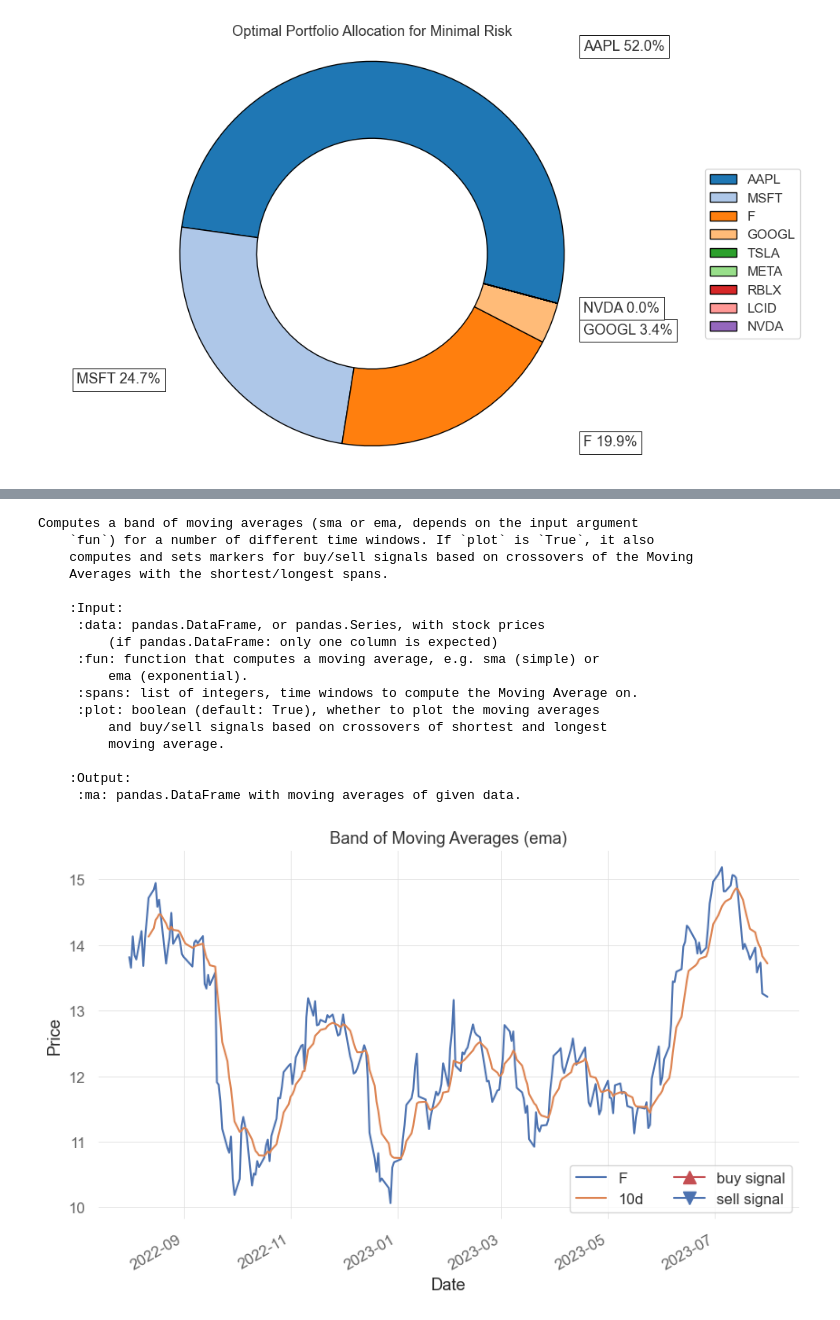
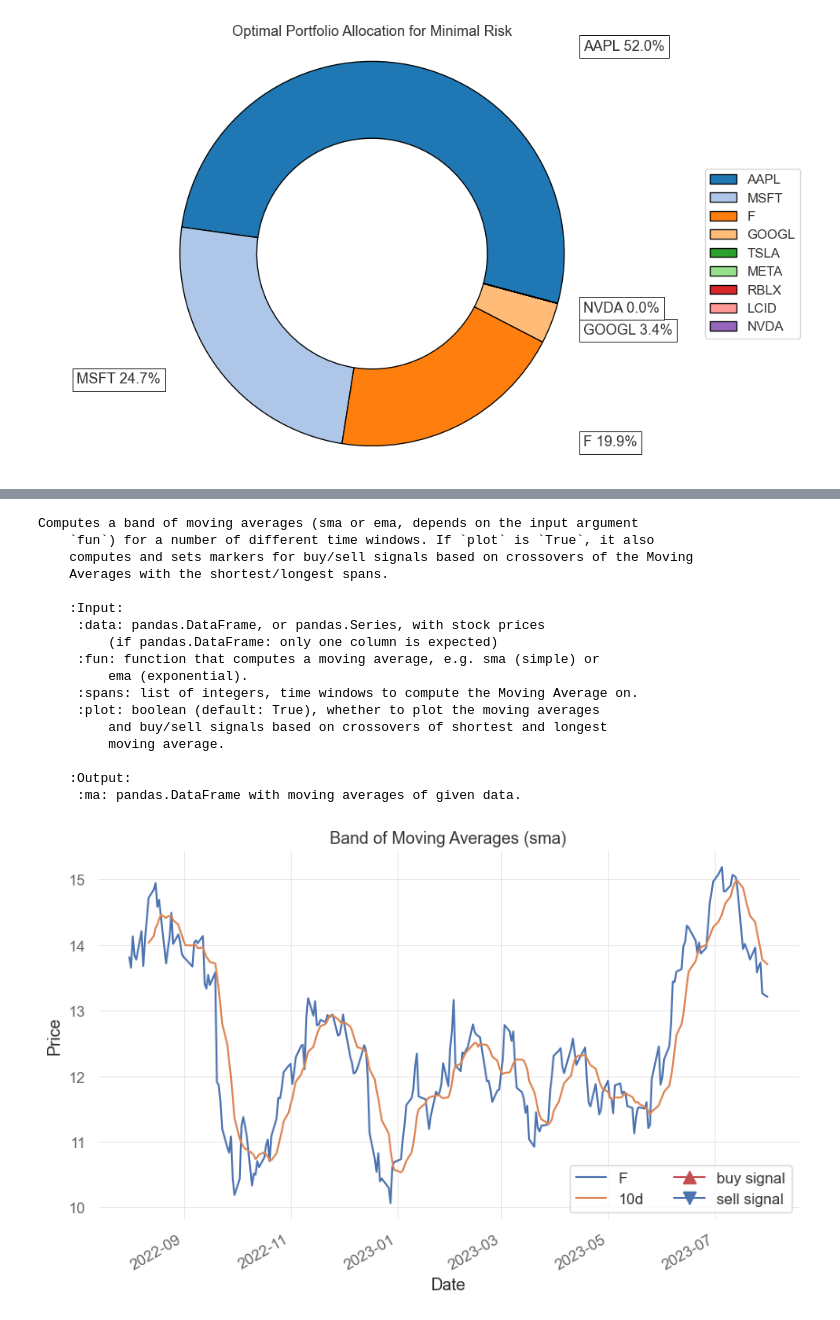
Before and after one commit to fintech-lex/innovest, a Jupyter notebook: InnoVest_Final_Demo.ipynb, the cells around one changed output, grey strips where cells are left out. Cells and saved outputs as stored; diff of their text form; code cells hidden in the pictures.

```diff
--- a/InnoVest_Final_Demo.ipynb
+++ b/InnoVest_Final_Demo.ipynb
@@ -277,7 +277,7 @@ from finquant.portfolio import build_portfolio
 
 # If required, or preferred, the below code shows how the same is achieved by manually creating an instance of EfficientFrontier, passing it the mean returns and covariance matrix of the previously assembled portfolio.
 
-custom_stocks = {
+all_stocks = {
     0: {"Name": "LCID"},
     1: {"Name": "TSLA"},
     2: {"Name": "F"},
@@ -289,10 +289,10 @@ custom_stocks = {
     8: {"Name": "NVDA"}
 }
 
-port_allocation = pd.DataFrame.from_dict(custom_stocks, orient="index")
+all_stocks_port = pd.DataFrame.from_dict(all_stocks, orient="index")
 
 # here we set the list of names based on the names in the DataFrame pf_allocation
-names = port_allocation["Name"].values.tolist()
+names = all_stocks_port["Name"].values.tolist()
 
 # dates can be set as datetime or string, as shown below:
 start_date = "2022-08-01"
@@ -510,34 +561,34 @@ print(compute_ma.__doc__)
 f = pf_test.get_stock("F").data.copy(deep=True)
 
 # We decided to choose moving averages in span of 10 days, instead of 20, 25, 50, or 100 because of limited 1 year time span, alongside 10days compromises full week
 
 spans = [10]
 
 # Compute Moving Averages
 
-f_ma = compute_ma(f, ema, spans, plot=True)
+f_ma = compute_ma(f, sma, spans, plot=True)
 
 # Plot Moving Averages
 
 plt.show()
 # %% [output]
 Computes a band of moving averages (sma or ema, depends on the input argument
     `fun`) for a number of different time windows. If `plot` is `True`, it also
     computes and sets markers for buy/sell signals based on crossovers of the Moving
     Averages with the shortest/longest spans.
 
     :Input:
      :data: pandas.DataFrame, or pandas.Series, with stock prices
          (if pandas.DataFrame: only one column is expected)
      :fun: function that computes a moving average, e.g. sma (simple) or
          ema (exponential).
      :spans: list of integers, time windows to compute the Moving Average on.
      :plot: boolean (default: True), whether to plot the moving averages
          and buy/sell signals based on crossovers of shortest and longest
          moving average.
 
     :Output:
      :ma: pandas.DataFrame with moving averages of given data.
-[figure, old version]
+[figure, new version]
 # %%
 # Need to determine Google Trends comparison/correlation to either Moving Averages Tables shown above
```
Also changed, not shown: parts of 10 cells of this notebook, 1 other file.
